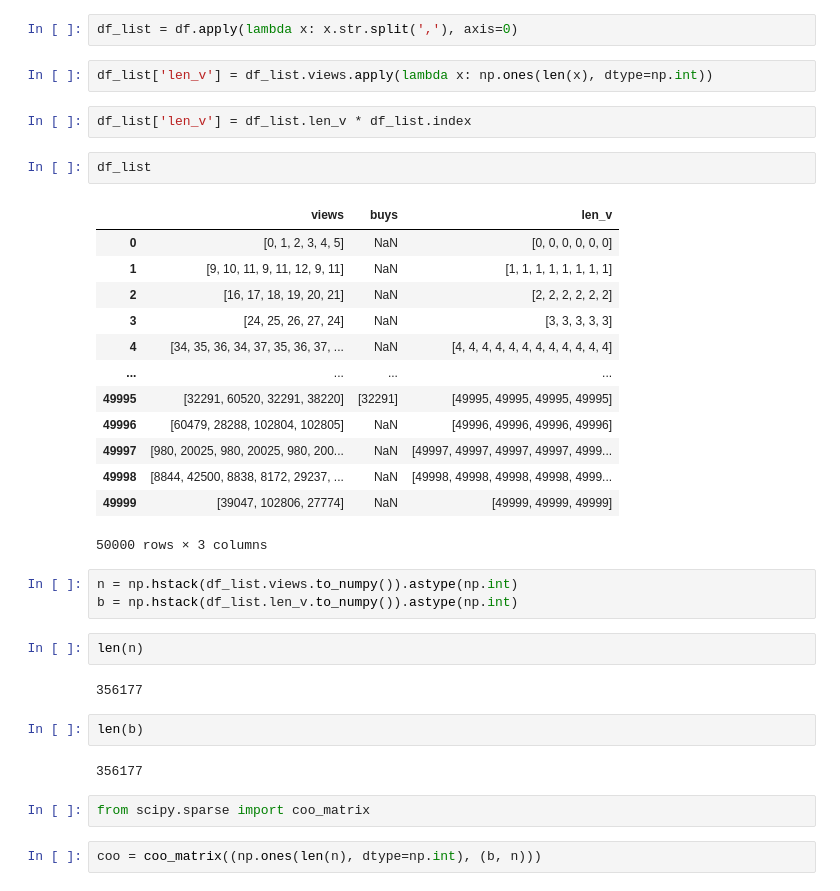
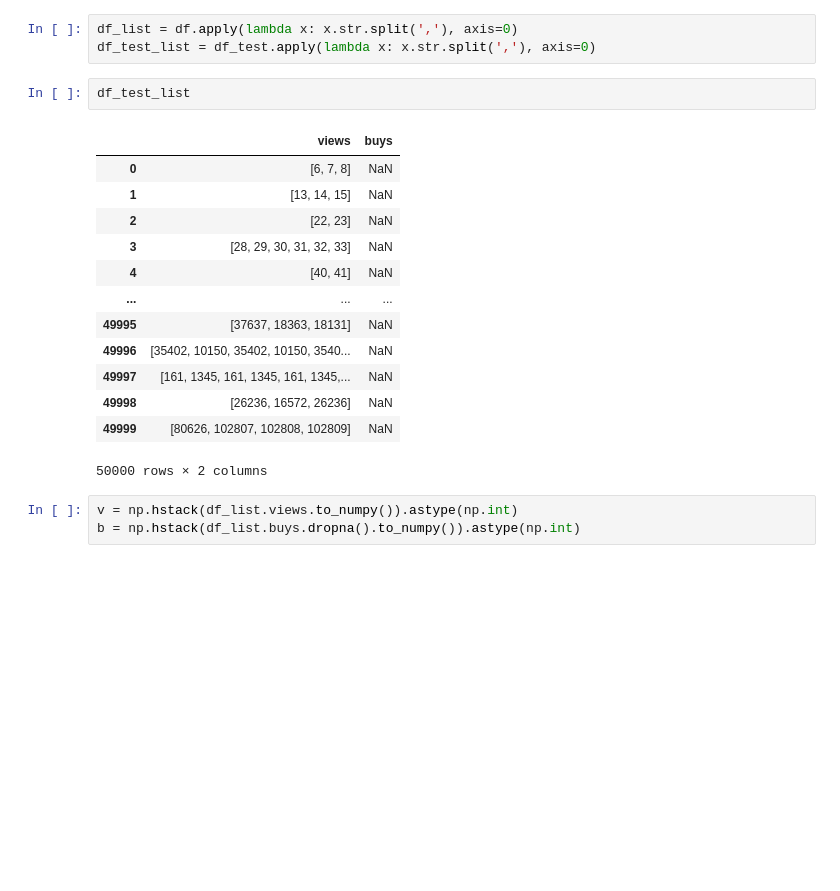
Before and after one commit to sergh1o/FROO_stepik, a Jupyter notebook: C5W4/Untitled.ipynb, the cells around one changed output. Drawn from its saved outputs; the diff is of its cells as text; blank space fills up the shorter version.

Commit message:
Reworked C5W4
Reworked with OrderedDict instead of sparse matrix

```diff
--- a/C5W4/Untitled.ipynb
+++ b/C5W4/Untitled.ipynb
@@ -22,37 +18,22 @@ df.tail()
 # %%
 df_list = df.apply(lambda x: x.str.split(','), axis=0)
+df_test_list = df_test.apply(lambda x: x.str.split(','), axis=0)
-# %%
-df_list['len_v'] = df_list.views.apply(lambda x: np.ones(len(x), dtype=np.int))
-# %%
-df_list['len_v'] = df_list.len_v * df_list.index
-# %%
-df_list
-# %% [output]
-|  | views | buys | len_v |
-| 0 | [0, 1, 2, 3, 4, 5] | NaN | [0, 0, 0, 0, 0, 0] |
-| 1 | [9, 10, 11, 9, 11, 12, 9, 11] | NaN | [1, 1, 1, 1, 1, 1, 1, 1] |
-| 2 | [16, 17, 18, 19, 20, 21] | NaN | [2, 2, 2, 2, 2, 2] |
-| 3 | [24, 25, 26, 27, 24] | NaN | [3, 3, 3, 3, 3] |
-| 4 | [34, 35, 36, 34, 37, 35, 36, 37, ... | NaN | [4, 4, 4, 4, 4, 4, 4, 4, 4, 4, 4, 4] |
-| ... | ... | ... | ... |
-| 49995 | [32291, 60520, 32291, 38220] | [32291] | [49995, 49995, 49995, 49995] |
-| 49996 | [60479, 28288, 102804, 102805] | NaN | [49996, 49996, 49996, 49996] |
-| 49997 | [980, 20025, 980, 20025, 980, 200... | NaN | [49997, 49997, 49997, 49997, 4999... |
-| 49998 | [8844, 42500, 8838, 8172, 29237, ... | NaN | [49998, 49998, 49998, 49998, 4999... |
-| 49999 | [39047, 102806, 27774] | NaN | [49999, 49999, 49999] |
-50000 rows × 3 columns
+# %%
+df_test_list
+# %% [output]
+|  | views | buys |
+| 0 | [6, 7, 8] | NaN |
+| 1 | [13, 14, 15] | NaN |
+| 2 | [22, 23] | NaN |
+| 3 | [28, 29, 30, 31, 32, 33] | NaN |
+| 4 | [40, 41] | NaN |
+| ... | ... | ... |
+| 49995 | [37637, 18363, 18131] | NaN |
+| 49996 | [35402, 10150, 35402, 10150, 3540... | NaN |
+| 49997 | [161, 1345, 161, 1345, 161, 1345,... | NaN |
+| 49998 | [26236, 16572, 26236] | NaN |
+| 49999 | [80626, 102807, 102808, 102809] | NaN |
+50000 rows × 2 columns
 # %%
-n = np.hstack(df_list.views.to_numpy()).astype(np.int)
-b = np.hstack(df_list.len_v.to_numpy()).astype(np.int)
+v = np.hstack(df_list.views.to_numpy()).astype(np.int)
+b = np.hstack(df_list.buys.dropna().to_numpy()).astype(np.int)
-# %%
-len(n)
-# %% [output]
-356177
-# %%
-len(b)
-# %% [output]
-356177
-# %%
-from scipy.sparse import coo_matrix
-# %%
-coo = coo_matrix((np.ones(len(n), dtype=np.int), (b, n)))
```
Also changed, not shown: parts of 11 cells of this notebook.
